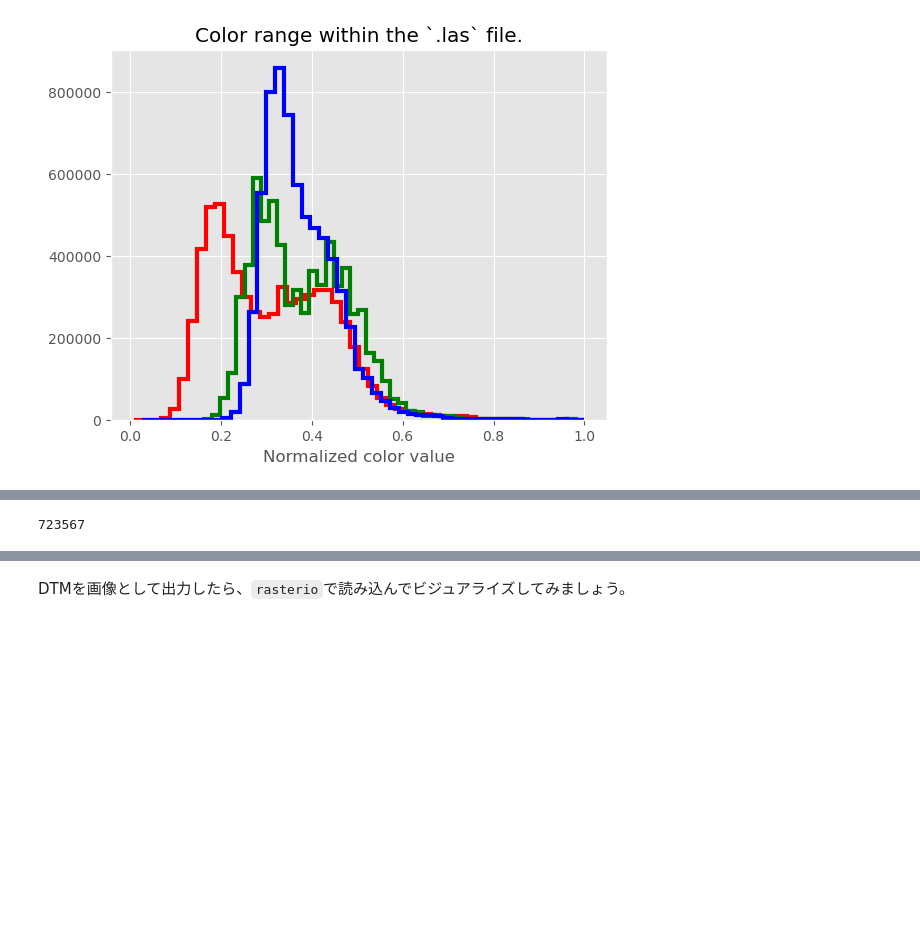
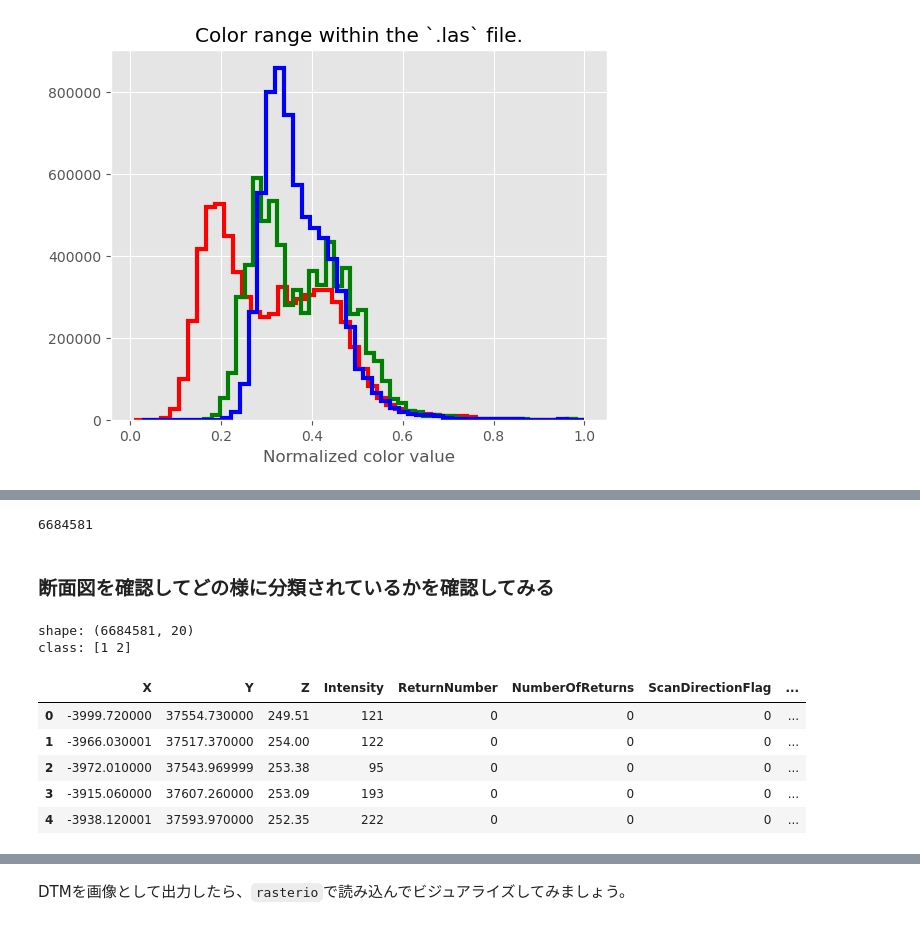
Before and after one commit to shingo405nagano/WriteZenn, a Jupyter notebook: notebooks/learn_lidar_session1_pdal.ipynb, the cells around one changed output, grey strips where cells are left out. Cells and saved outputs as stored; diff of their text form; code cells hidden in the pictures; blank space fills up the shorter version.

```diff
--- a/notebooks/learn_lidar_session1_pdal.ipynb
+++ b/notebooks/learn_lidar_session1_pdal.ipynb
@@ -299,26 +304,42 @@ sentence = \
             {
                 "type":"filters.smrf",
                 "scalar":1.2,
-                "slope":0.2,
-                "threshold":0.45,
+                "slope":0.5,
                 "window":20.0
-            },
-            {
-                'type': 'filters.range',
-                'limits': 'Classification[2:2]'
-            },
-            {
-                'type': 'writers.gdal',
-                'filename': OUT_FILE,
-                'output_type': 'min',
-                'gdaldriver': 'GTiff',
-                'window_size': 3,
-                'resolution': 1.0
             }
         ]
     }
 
+# {
+#     'type': 'writers.gdal',
+#     'filename': OUT_FILE,
+#     'output_type': 'min',
+#     'gdaldriver': 'GTiff',
+#     'window_size': 3,
+#     'resolution': 1.0
+# }
+
 pipeline = pdal.Pipeline(json.dumps(sentence))
 pipeline.execute()
 # %% [output]
-723567
+6684581
+# %% [markdown]
+### 断面図を確認してどの様に分類されているかを確認してみる
+# %%
+arys = pipeline.arrays
+df = pd.DataFrame(arys[0])
+geoms = gpd.points_from_xy(df['X'], df['Y'], df['Z'])
+gdf = gpd.GeoDataFrame(df, geometry=geoms, crs=IN_EPSG)
+
+print(f"shape: {gdf.shape}")
+print(f"class: {gdf['Classification'].unique()}")
+gdf.head()
+# %% [output]
+shape: (6684581, 20)
+class: [1 2]
+|  | X | Y | Z | Intensity | ReturnNumber | NumberOfReturns | ScanDirectionFlag | ... |
+| 0 | -3999.720000 | 37554.730000 | 249.51 | 121 | 0 | 0 | 0 | ... |
+| 1 | -3966.030001 | 37517.370000 | 254.00 | 122 | 0 | 0 | 0 | ... |
+| 2 | -3972.010000 | 37543.969999 | 253.38 | 95 | 0 | 0 | 0 | ... |
+| 3 | -3915.060000 | 37607.260000 | 253.09 | 193 | 0 | 0 | 0 | ... |
+| 4 | -3938.120001 | 37593.970000 | 252.35 | 222 | 0 | 0 | 0 | ... |
```
Also changed, not shown: parts of 5 cells of this notebook.
